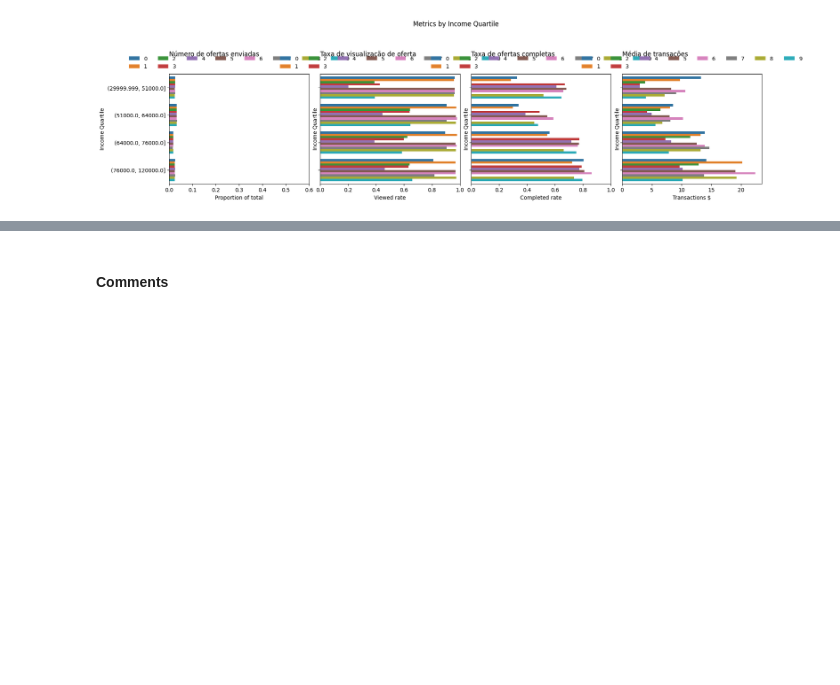
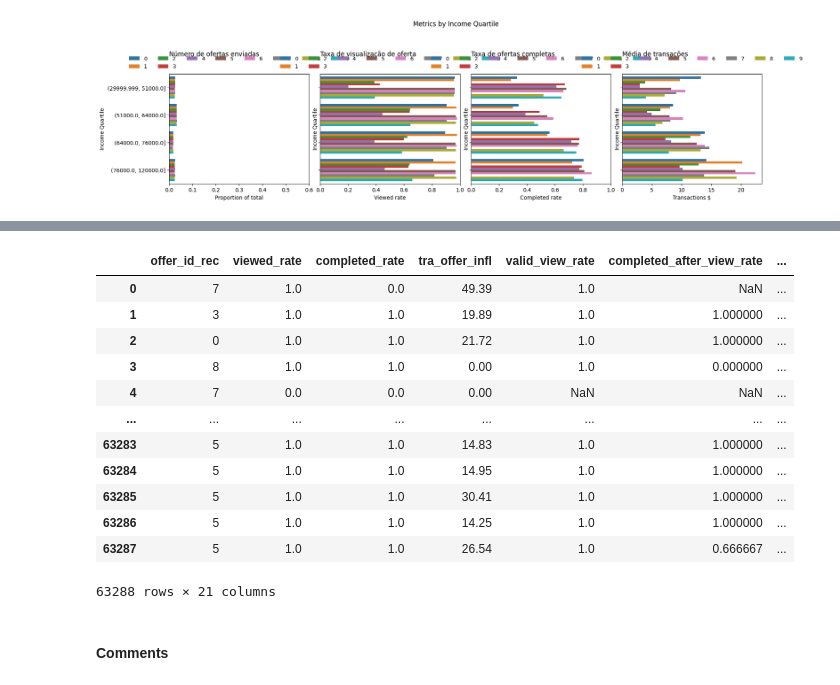
Before and after one commit to IsmaelMiranda11/capstone_project_offer_starbucks, a Jupyter notebook: Data Exploration.ipynb, the cells around one changed output, grey strips where cells are left out. Cells and saved outputs as stored; diff of their text form; code cells hidden in the pictures; blank space fills up the shorter version.

```diff
--- a/Data Exploration.ipynb
+++ b/Data Exploration.ipynb
@@ -408,3 +426,19 @@ portfolio
+# %%
+user_offer_df2
+# %% [output]
+|  | offer_id_rec | viewed_rate | completed_rate | tra_offer_infl | valid_view_rate | completed_after_view_rate | ... |
+| 0 | 7 | 1.0 | 0.0 | 49.39 | 1.0 | NaN | ... |
+| 1 | 3 | 1.0 | 1.0 | 19.89 | 1.0 | 1.000000 | ... |
+| 2 | 0 | 1.0 | 1.0 | 21.72 | 1.0 | 1.000000 | ... |
+| 3 | 8 | 1.0 | 1.0 | 0.00 | 1.0 | 0.000000 | ... |
+| 4 | 7 | 0.0 | 0.0 | 0.00 | NaN | NaN | ... |
+| ... | ... | ... | ... | ... | ... | ... | ... |
+| 63283 | 5 | 1.0 | 1.0 | 14.83 | 1.0 | 1.000000 | ... |
+| 63284 | 5 | 1.0 | 1.0 | 14.95 | 1.0 | 1.000000 | ... |
+| 63285 | 5 | 1.0 | 1.0 | 30.41 | 1.0 | 1.000000 | ... |
+| 63286 | 5 | 1.0 | 1.0 | 14.25 | 1.0 | 1.000000 | ... |
+| 63287 | 5 | 1.0 | 1.0 | 26.54 | 1.0 | 0.666667 | ... |
+63288 rows × 21 columns
 # %% [markdown]
 #### Comments
 # %% [markdown]
```
Also changed, not shown: parts of 5 cells of this notebook, 2 other files.
